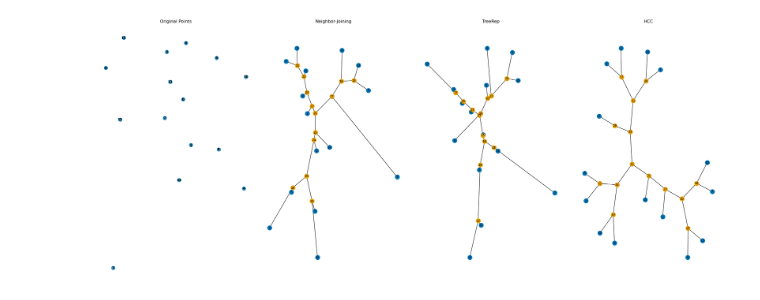
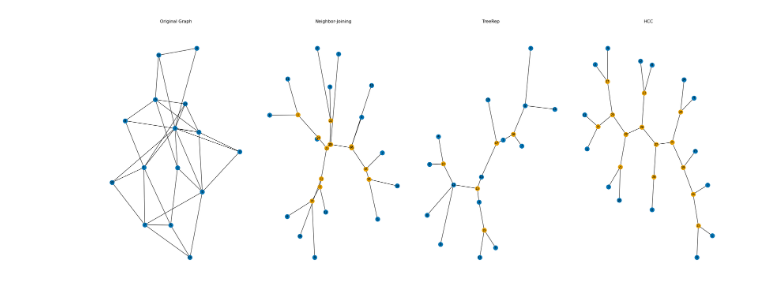
Before and after one commit to pierrehouedry/DifferentiableHyperbolicity, a Jupyter notebook: hyperbolicity/expes/toy_dataset.ipynb, the cells around one changed output. Cells and saved outputs as stored; diff of their text form; code cells hidden in the pictures.

```diff
--- a/hyperbolicity/expes/toy_dataset.ipynb
+++ b/hyperbolicity/expes/toy_dataset.ipynb
@@ -8,9 +10,8 @@ import networkx as nx
 from networkx.drawing.nx_pydot import graphviz_layout
 # %%
 N = 15
-np.random.seed(0)
-points = np.random.rand(N, 2)
-distances = np.linalg.norm(points[:, None, :] - points[None, :, :], axis=2)
+random_graph = nx.gnp_random_graph(N, 0.3)
+distances = nx.floyd_warshall_numpy(random_graph)
 
 tree_nj = NJ(distances)
 tree_nj_distances = nx.floyd_warshall_numpy(tree_nj)
@@ -29,6 +30,13 @@ tree_hcc_distance = nx.floyd_warshall_numpy(tree_hcc.G)
 for u, v, data in tree_hcc.G.edges(data=True):
         data['len'] = tree_hcc_distance[u, v]
 
+gromov_distance = gromov_tree(distances)
+tree_gromov = recover_tree_graph(gromov_distance)
+tree_gromov_full = enforce_gromov_closure(tree_gromov, gromov_distance)
+tree_gromov_full_distance = nx.floyd_warshall_numpy(tree_gromov_full)
+for u, v, data in tree_gromov_full.edges(data=True):
+        data['len'] = tree_nj_distances[u, v]
+
 fig, axes = plt.subplots(1, 4, figsize=(24, 10), constrained_layout=True)
 
 # colorblind‑friendly
@@ -37,13 +45,15 @@ int_color  = '#E69F00'  # orange
 
 # 1) Original points with labels
 ax = axes[0]
-ax.scatter(points[:, 0], points[:, 1],
-           s=100, c=orig_color, alpha=0.8)
-for idx, (x, y) in enumerate(points):
-    ax.text(x, y, str(idx),
-            color='black', weight='bold',
-            fontsize=9, ha='center', va='center')
-ax.set_title('Original Points', pad=10)
+pos = nx.spring_layout(random_graph, seed=0)
+nx.draw_networkx_edges(random_graph, pos, ax=ax)
+nx.draw_networkx_nodes(random_graph, pos,
+                                           nodelist=[v for v in random_graph.nodes() if v < N],
+                                           node_color=orig_color, node_size=150, ax=ax)
+nx.draw_networkx_labels(random_graph, pos,
+                        labels={v: str(v) for v in random_graph.nodes()},
+                        font_size=8, font_color='black', ax=ax)
+ax.set_title('Original Graph', pad=10)
 ax.axis('off')
 
 # 2) Neighbor‑Joining
@@ -81,31 +91,31 @@ nx.draw_networkx_nodes(tree_TR.G, pos_tr,
                        node_color=int_color,  node_size=150, ax=ax)
 nx.draw_networkx_labels(tree_TR.G, pos_tr,
                         labels={v: str(v) for v in tree_TR.G.nodes()},
                         font_size=8, font_color='black', ax=ax)
 
 ax.set_title('TreeRep', pad=10)
 ax.axis('off')
 
 # 3) HCC
 ax = axes[3]
 pos_tr = graphviz_layout(tree_hcc.G, prog='neato')
 orig_nodes_tr = [v for v in tree_hcc.G.nodes() if v < distances.shape[0]]
 int_nodes_tr  = [v for v in tree_hcc.G.nodes() if v >= distances.shape[0]]
 
 nx.draw_networkx_edges(tree_hcc.G, pos_tr, ax=ax)
 nx.draw_networkx_nodes(tree_hcc.G, pos_tr,
                        nodelist=orig_nodes_tr,
                        node_color=orig_color, node_size=150, ax=ax)
 nx.draw_networkx_nodes(tree_hcc.G, pos_tr,
                        nodelist=int_nodes_tr,
                        node_color=int_color,  node_size=150, ax=ax)
 nx.draw_networkx_labels(tree_hcc.G, pos_tr,
                         labels={v: str(v) for v in tree_hcc.G.nodes()},
                         font_size=8, font_color='black', ax=ax)
 
 ax.set_title('HCC', pad=10)
 ax.axis('off')
 
 plt.show()
 # %% [output]
-[figure, old version]
+[figure, new version]
```
Also changed, not shown: parts of 1 cell of this notebook, 8 other files.
